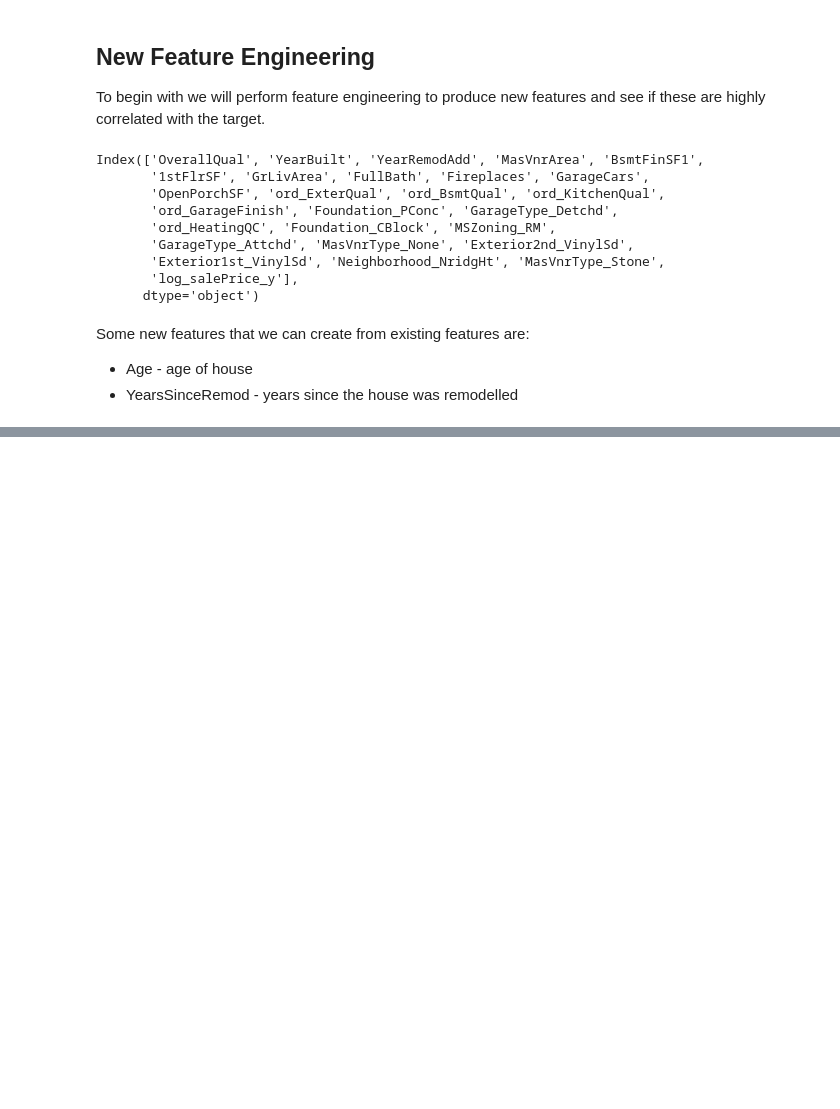
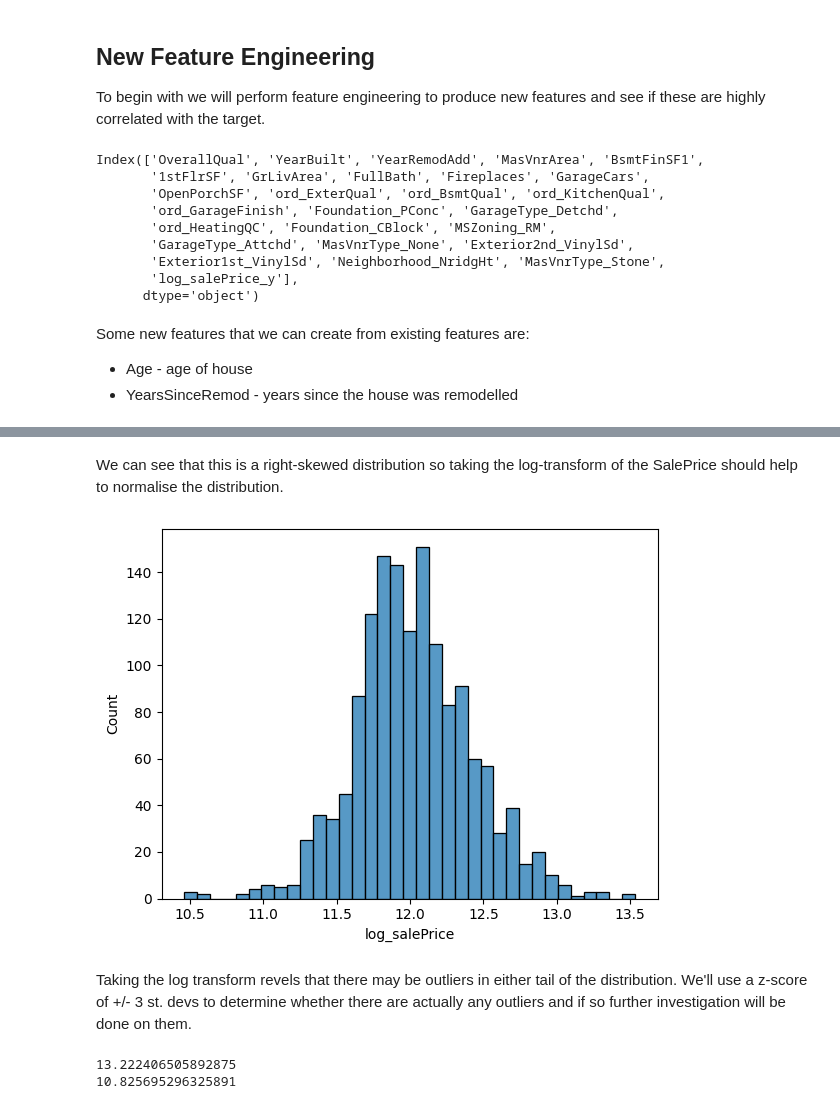
Before and after one commit to ryanhancox/kaggle_house_prices_advanced_regression, a Jupyter notebook: dev/feature_engineering.ipynb, the cells around one changed output, grey strips where cells are left out. Cells and saved outputs as stored; diff of their text form; code cells hidden in the pictures; blank space fills up the shorter version.

```diff
--- a/dev/feature_engineering.ipynb
+++ b/dev/feature_engineering.ipynb
@@ -39,0 +136,22 @@ Some new features that we can create from existing features are:
+# %% [markdown]
+We can see that this is a right-skewed distribution so taking the log-transform of the SalePrice should help to normalise the distribution.
+# %%
+log_salePrice = np.log(df['SalePrice'])
+log_salePrice.name = 'log_salePrice'
+sns.histplot(log_salePrice);
+# %% [output]
+[figure, added]
+# %% [markdown]
+Taking the log transform revels that there may be outliers in either tail of the distribution. We'll use a z-score of +/- 3 st. devs to determine whether there are actually any outliers and if so further investigation will be done on them.
+# %%
+# Adding log_salePrice to the dataframe
+df['log_salePrice'] = log_salePrice
+
+# Finding the log_salePrice values +/- 3 st. devs of the mean
+upper_lim = df['log_salePrice'].mean() + 3*df['log_salePrice'].std()
+lower_lim = df['log_salePrice'].mean() - 3*df['log_salePrice'].std()
+print(upper_lim)
+print(lower_lim)
+# %% [output]
+13.222406505892875
+10.825695296325891
```
Also changed, not shown: parts of 20 cells of this notebook, 5 other files.
